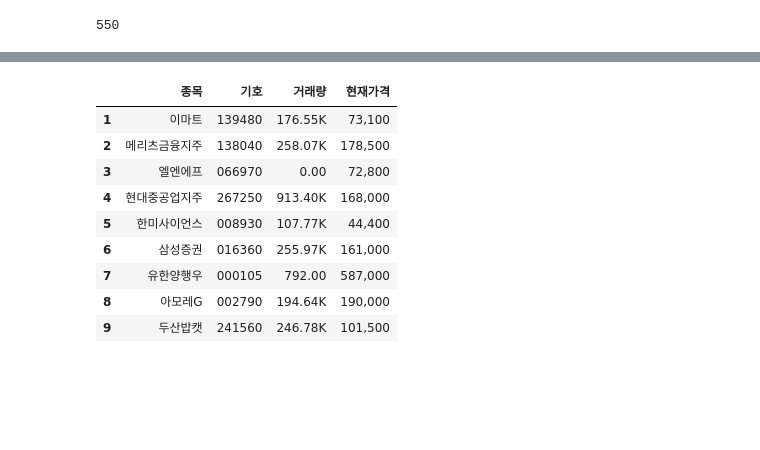
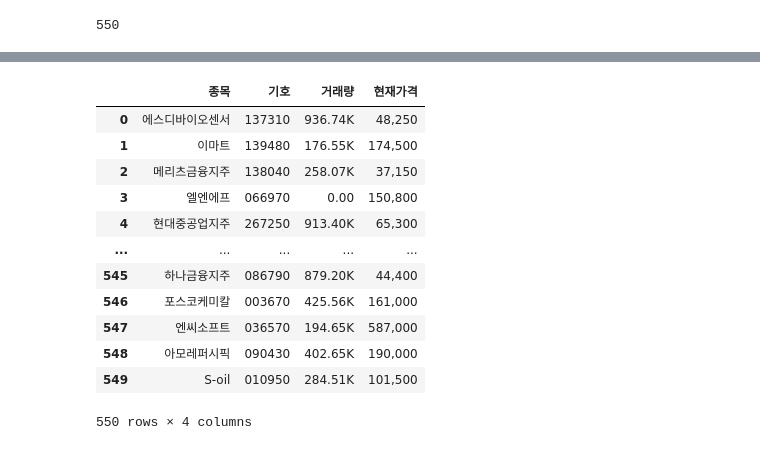
Before and after one commit to PpangPpang93/TIL, a Jupyter notebook: python/210920-Python-crawler-증권데이터practice.ipynb, the cells around one changed output, grey strips where cells are left out. Saved outputs shown, nothing was run; the diff lists cells and outputs as text; code cells hidden in the pictures; blank space fills up the shorter version.

```diff
--- a/python/210920-Python-crawler-증권데이터practice.ipynb
+++ b/python/210920-Python-crawler-증권데이터practice.ipynb
@@ -155,14 +161,18 @@ df_daily = df.join(code_price, how='outer')
 # %%
 # 최종확인
 df_daily
+df_daily
 # %% [output]
 |  | 종목 | 기호 | 거래량 | 현재가격 |
-| 1 | 이마트 | 139480 | 176.55K | 73,100 |
-| 2 | 메리츠금융지주 | 138040 | 258.07K | 178,500 |
-| 3 | 엘엔에프 | 066970 | 0.00 | 72,800 |
-| 4 | 현대중공업지주 | 267250 | 913.40K | 168,000 |
-| 5 | 한미사이언스 | 008930 | 107.77K | 44,400 |
-| 6 | 삼성증권 | 016360 | 255.97K | 161,000 |
-| 7 | 유한양행우 | 000105 | 792.00 | 587,000 |
-| 8 | 아모레G | 002790 | 194.64K | 190,000 |
-| 9 | 두산밥캣 | 241560 | 246.78K | 101,500 |
+| 0 | 에스디바이오센서 | 137310 | 936.74K | 48,250 |
+| 1 | 이마트 | 139480 | 176.55K | 174,500 |
+| 2 | 메리츠금융지주 | 138040 | 258.07K | 37,150 |
+| 3 | 엘엔에프 | 066970 | 0.00 | 150,800 |
+| 4 | 현대중공업지주 | 267250 | 913.40K | 65,300 |
+| ... | ... | ... | ... | ... |
+| 545 | 하나금융지주 | 086790 | 879.20K | 44,400 |
+| 546 | 포스코케미칼 | 003670 | 425.56K | 161,000 |
+| 547 | 엔씨소프트 | 036570 | 194.65K | 587,000 |
+| 548 | 아모레퍼시픽 | 090430 | 402.65K | 190,000 |
+| 549 | S-oil | 010950 | 284.51K | 101,500 |
+550 rows × 4 columns
```
Also changed, not shown: parts of 2 cells of this notebook, 1 other file.
